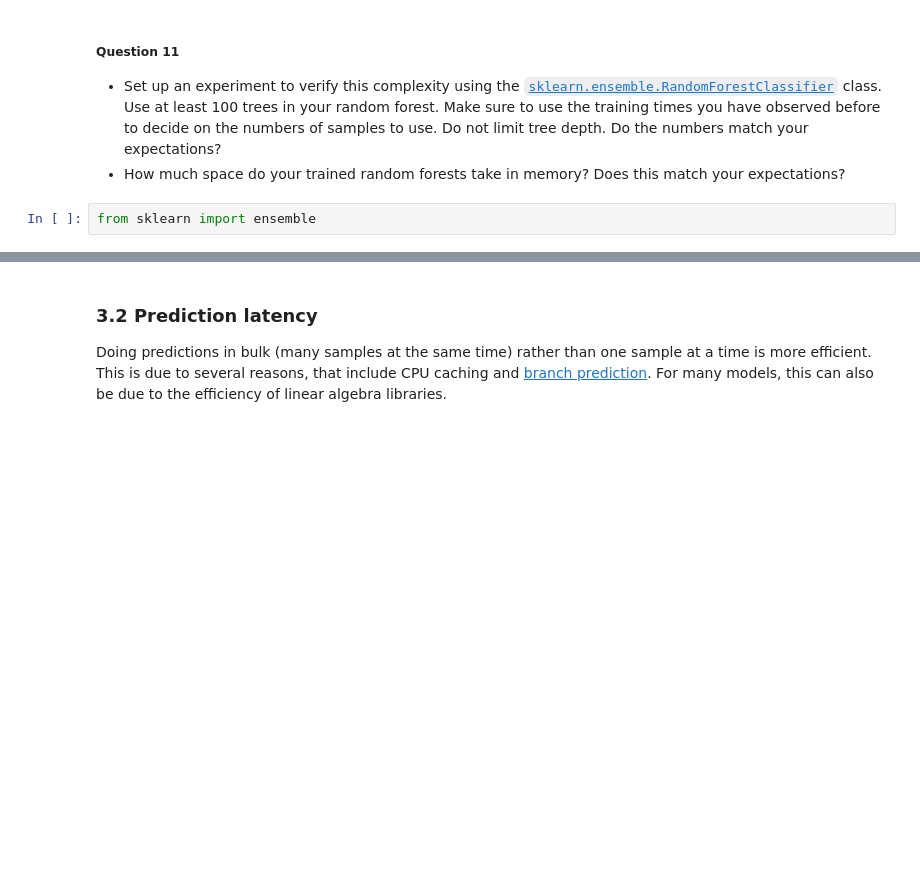
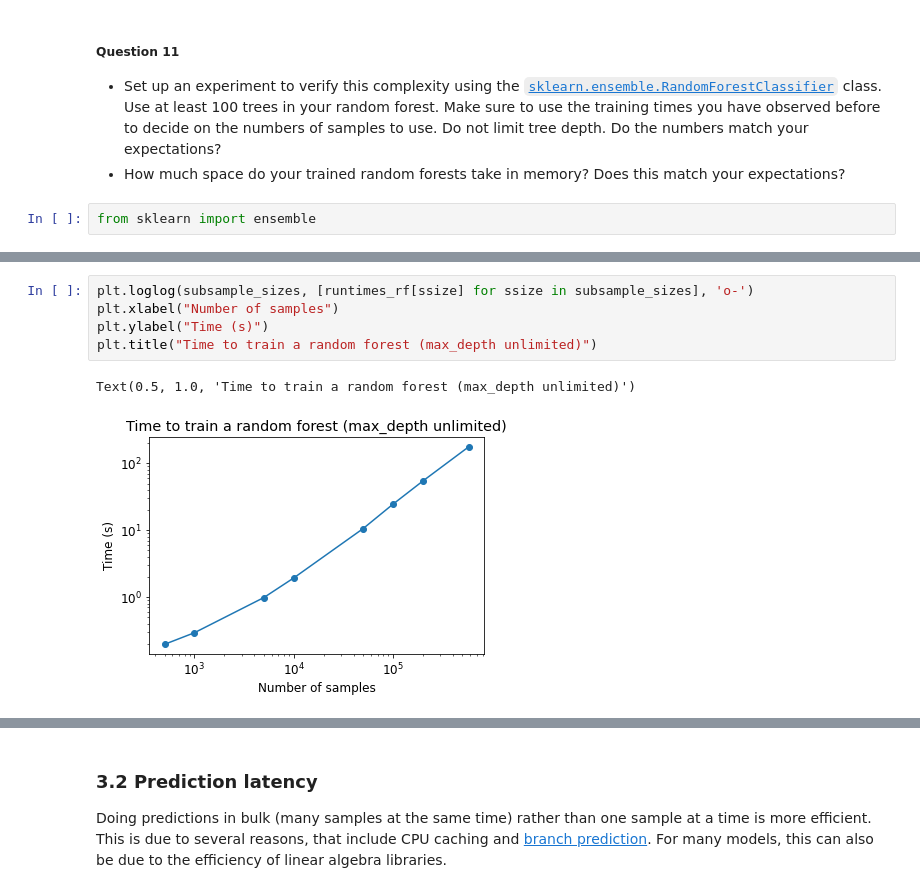
Before and after one commit to PierreClaudet/LargeScaleML, a Jupyter notebook: 1_sklearn_at_scale.ipynb, the cells around one changed output, grey strips where cells are left out. Saved outputs shown, nothing was run; the diff lists cells and outputs as text; blank space fills up the shorter version.

```diff
--- a/1_sklearn_at_scale.ipynb
+++ b/1_sklearn_at_scale.ipynb
@@ -779,0 +837,8 @@ from sklearn import ensemble
+# %%
+plt.loglog(subsample_sizes, [runtimes_rf[ssize] for ssize in subsample_sizes], 'o-')
+plt.xlabel("Number of samples")
+plt.ylabel("Time (s)")
+plt.title("Time to train a random forest (max_depth unlimited)")
+# %% [output]
+Text(0.5, 1.0, 'Time to train a random forest (max_depth unlimited)')
+[figure, added]
```
Also changed, not shown: parts of 34 cells of this notebook.
